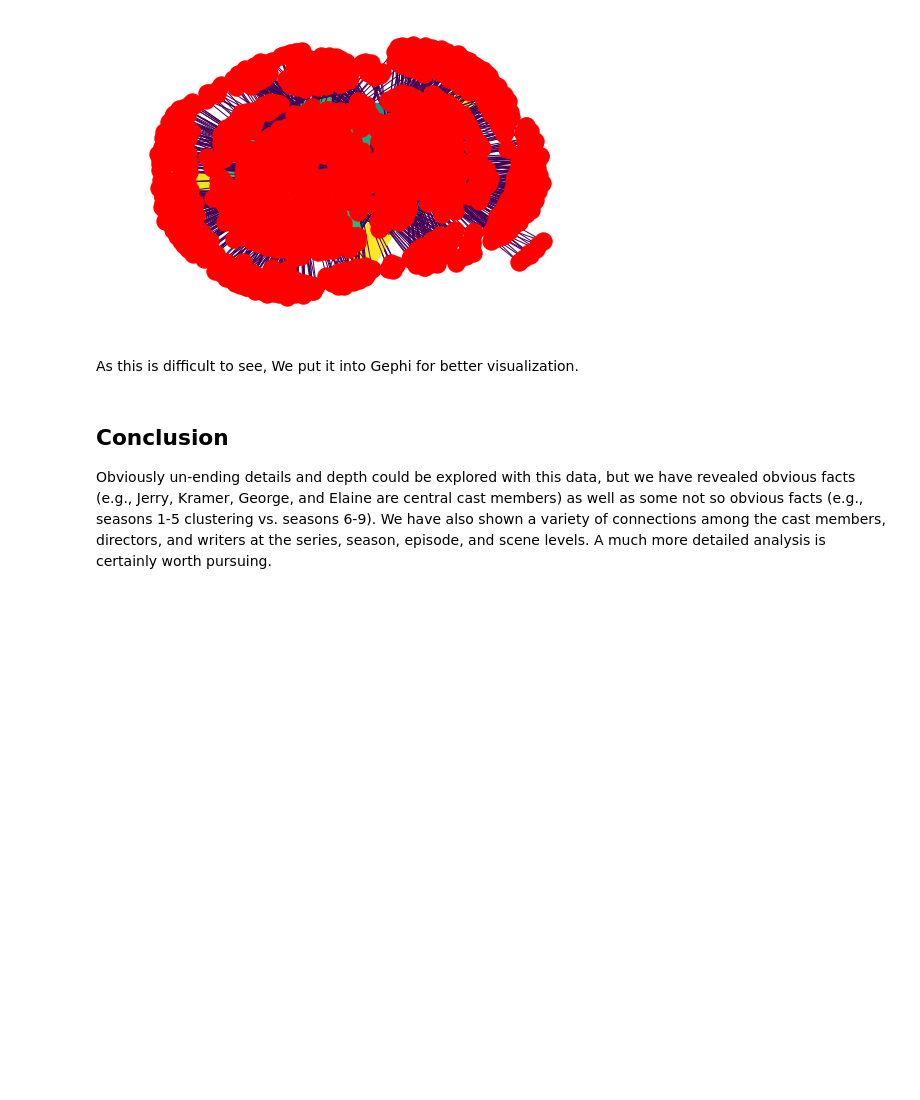
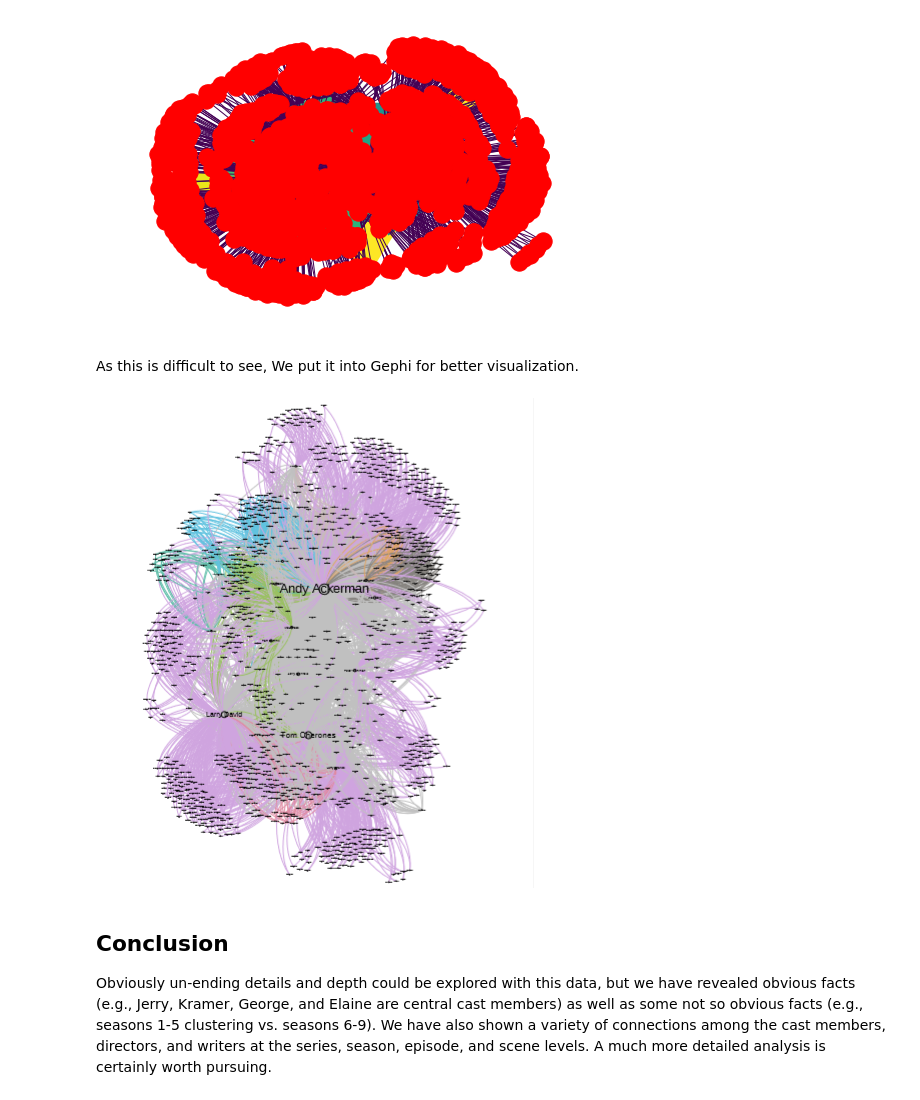
Before and after one commit to wwells/CUNY_DATA_620_GROUP, a Jupyter notebook: Final_Project/Seinfeld_SNA.ipynb, the cells around one changed output. Drawn from its saved outputs; the diff is of its cells as text; code cells hidden in the pictures; blank space fills up the shorter version.

Commit message:
character_scene_graph_proj.gexf

```diff
--- a/Final_Project/Seinfeld_SNA.ipynb
+++ b/Final_Project/Seinfeld_SNA.ipynb
@@ -1027,6 +1030,10 @@ all_people_graph = make_draw_graph("Writer to Director to Cast", list(df_to_from
 As this is difficult to see, We put it into Gephi for better visualization.
 # %%
 #nx.write_gexf(all_people_graph, 'all_people_graph.gexf')
+# %%
+Image("all_people_graph_gephi.png")
+# %% [output]
+[figure, added]
 # %% [markdown]
 <h2> Conclusion </h2>
 
```
Also changed, not shown: parts of 2 cells of this notebook, 2 other files.
